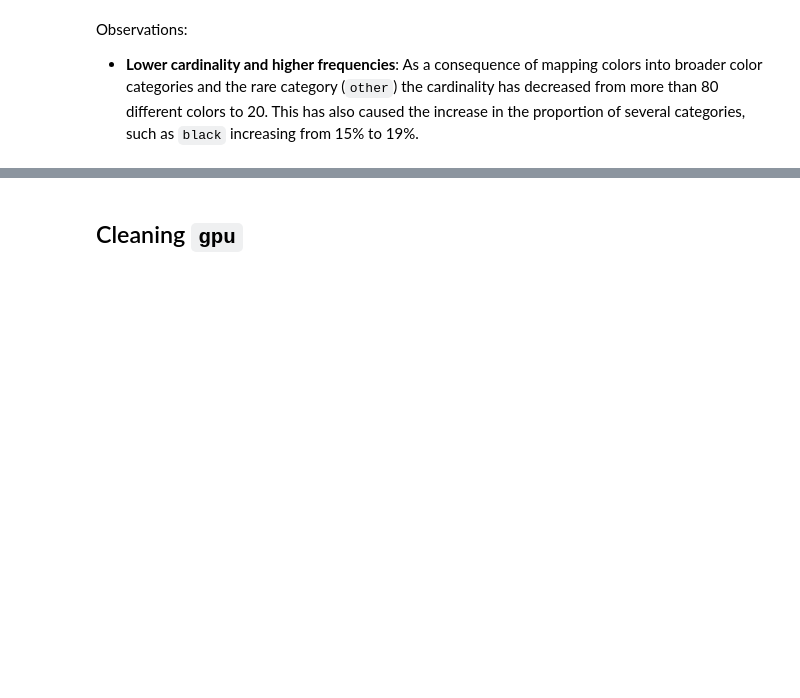
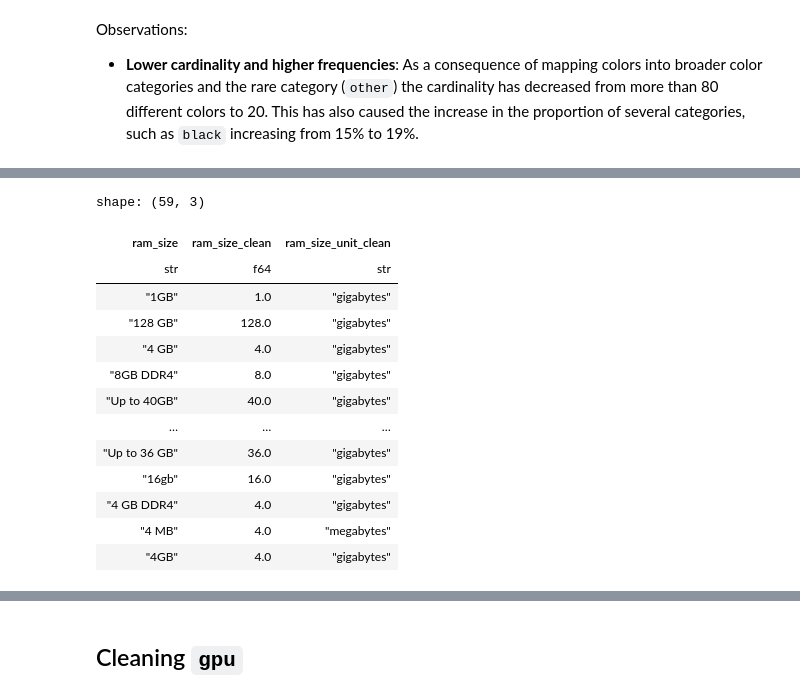
Before and after one commit to jxareas/laptop-price-catboost, a Jupyter notebook: notebooks/laptop_data_cleansing.ipynb, the cells around one changed output, grey strips where cells are left out. Cells and saved outputs as stored; diff of their text form; code cells hidden in the pictures; blank space fills up the shorter version.

```diff
--- a/notebooks/laptop_data_cleansing.ipynb
+++ b/notebooks/laptop_data_cleansing.ipynb
@@ -1338,0 +1424,32 @@ Observations:
+# %%
+df = df.with_columns(
+    pl.col('ram_size')
+    .str.to_lowercase()
+    .map_elements(function=extract_capacity_value, return_dtype=pl.Float64)
+    .alias('ram_size_clean'),
+    pl.col('ram_size')
+    .str.to_lowercase()
+    .map_elements(function=extract_capacity_unit, return_dtype=pl.String)
+    .alias('ram_size_unit_clean')
+)
+
+df.select(
+    'ram_size', 'ram_size_clean', 'ram_size_unit_clean'
+).unique(
+    subset='ram_size'
+)
+# %% [output]
+shape: (59, 3)
+| ram_size | ram_size_clean | ram_size_unit_clean |
+| str | f64 | str |
+| "1GB" | 1.0 | "gigabytes" |
+| "128 GB" | 128.0 | "gigabytes" |
+| "4 GB" | 4.0 | "gigabytes" |
+| "8GB DDR4" | 8.0 | "gigabytes" |
+| "Up to 40GB" | 40.0 | "gigabytes" |
+| … | … | … |
+| "Up to 36 GB" | 36.0 | "gigabytes" |
+| "16gb" | 16.0 | "gigabytes" |
+| "4 GB DDR4" | 4.0 | "gigabytes" |
+| "4 MB" | 4.0 | "megabytes" |
+| "4GB" | 4.0 | "gigabytes" |
```
Also changed, not shown: parts of 14 cells of this notebook, 1 other file.
